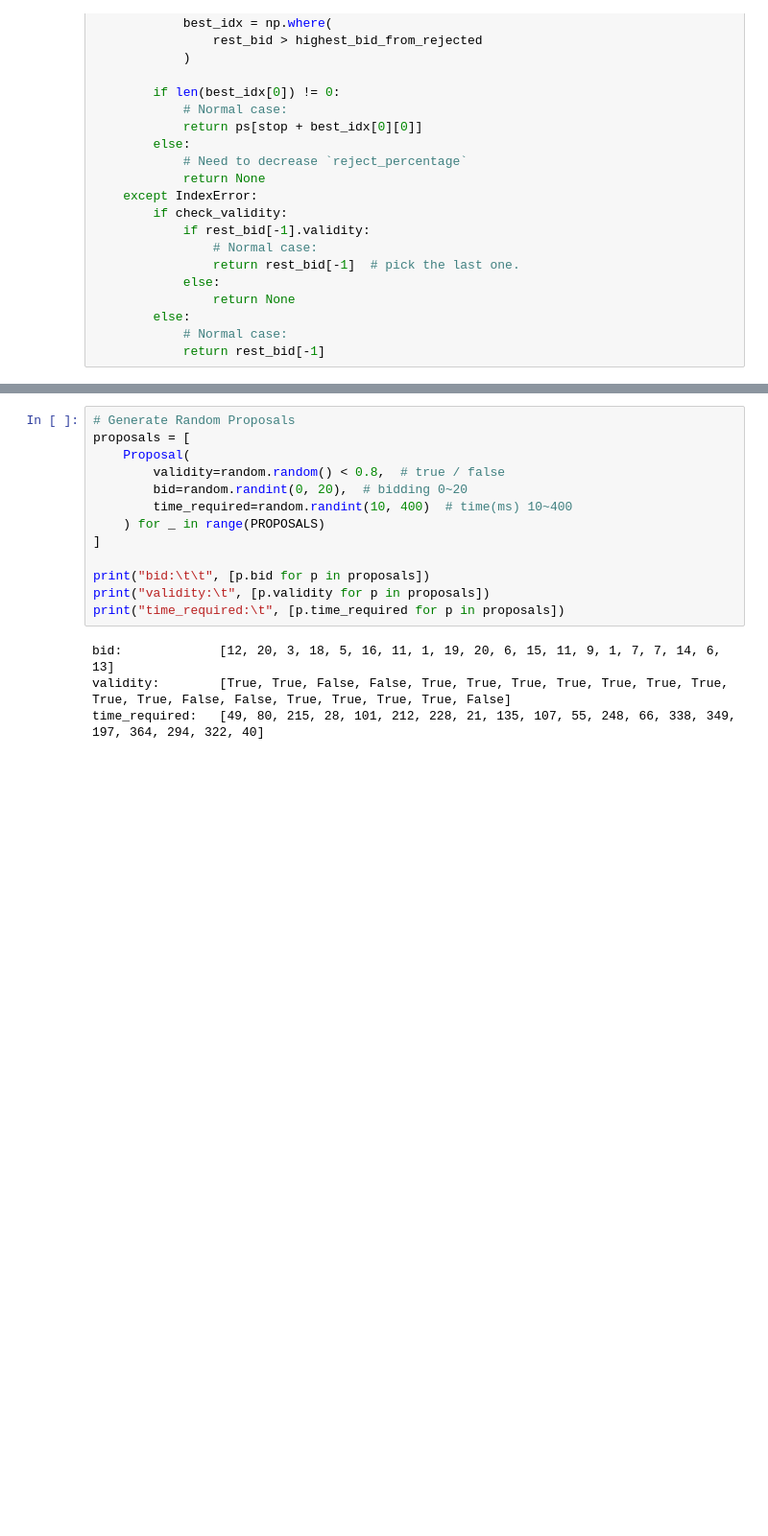
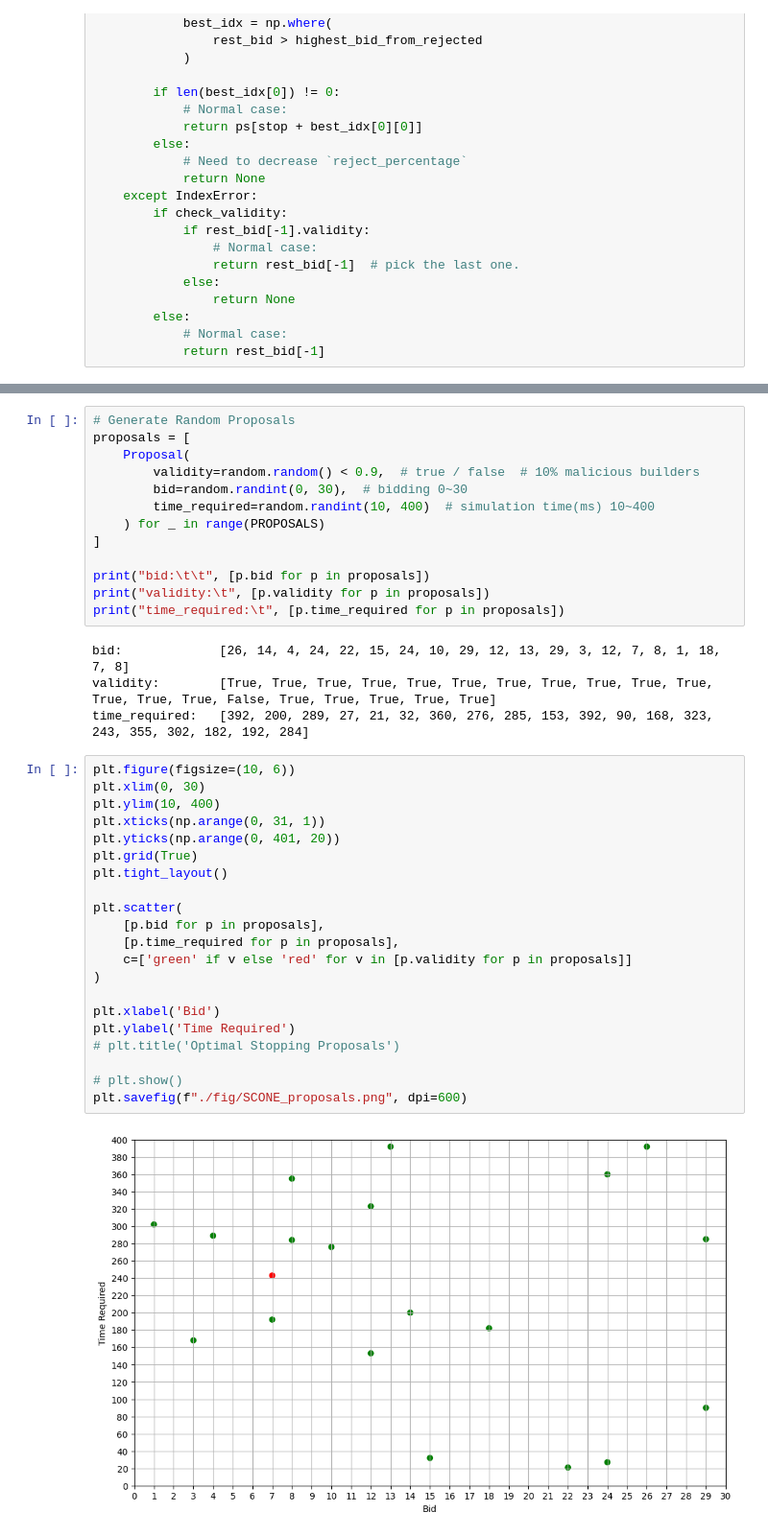
Before and after one commit to MEV-SCONE/simulator-py, a Jupyter notebook: simul-SCONE.ipynb, the cells around one changed output, grey strips where cells are left out. Shown: that part at 96% size. Cells and saved outputs as stored; diff of their text form; blank space fills up the shorter version.

```diff
--- a/simul-SCONE.ipynb
+++ b/simul-SCONE.ipynb
@@ -139,9 +175,9 @@ def pick(proposals, reject_percentage, check_validity=True, timeout=None) -> (Pr
 # Generate Random Proposals
 proposals = [
     Proposal(
-        validity=random.random() < 0.8,  # true / false
-        bid=random.randint(0, 20),  # bidding 0~20
-        time_required=random.randint(10, 400)  # time(ms) 10~400
+        validity=random.random() < 0.9,  # true / false  # 10% malicious builders
+        bid=random.randint(0, 30),  # bidding 0~30
+        time_required=random.randint(10, 400)  # simulation time(ms) 10~400
     ) for _ in range(PROPOSALS)
 ]
 
@@ -149,6 +185,29 @@ print("bid:\t\t", [p.bid for p in proposals])
 print("validity:\t", [p.validity for p in proposals])
 print("time_required:\t", [p.time_required for p in proposals])
 # %% [output]
-bid:             [12, 20, 3, 18, 5, 16, 11, 1, 19, 20, 6, 15, 11, 9, 1, 7, 7, 14, 6, 13]
-validity:        [True, True, False, False, True, True, True, True, True, True, True, True, True, False, False, True, True, True, True, False]
-time_required:   [49, 80, 215, 28, 101, 212, 228, 21, 135, 107, 55, 248, 66, 338, 349, 197, 364, 294, 322, 40]
+bid:             [26, 14, 4, 24, 22, 15, 24, 10, 29, 12, 13, 29, 3, 12, 7, 8, 1, 18, 7, 8]
+validity:        [True, True, True, True, True, True, True, True, True, True, True, True, True, True, False, True, True, True, True, True]
+time_required:   [392, 200, 289, 27, 21, 32, 360, 276, 285, 153, 392, 90, 168, 323, 243, 355, 302, 182, 192, 284]
+# %%
+plt.figure(figsize=(10, 6))
+plt.xlim(0, 30)
+plt.ylim(10, 400)
+plt.xticks(np.arange(0, 31, 1))
+plt.yticks(np.arange(0, 401, 20))
+plt.grid(True)
+plt.tight_layout()
+
+plt.scatter(
+    [p.bid for p in proposals],
+    [p.time_required for p in proposals],
+    c=['green' if v else 'red' for v in [p.validity for p in proposals]]
+)
+
+plt.xlabel('Bid')
+plt.ylabel('Time Required')
+# plt.title('Optimal Stopping Proposals')
+
+# plt.show()
+plt.savefig(f"./fig/SCONE_proposals.png", dpi=600)
+# %% [output]
+[figure, added]
```
Also changed, not shown: parts of 13 cells of this notebook, 7 other files.
